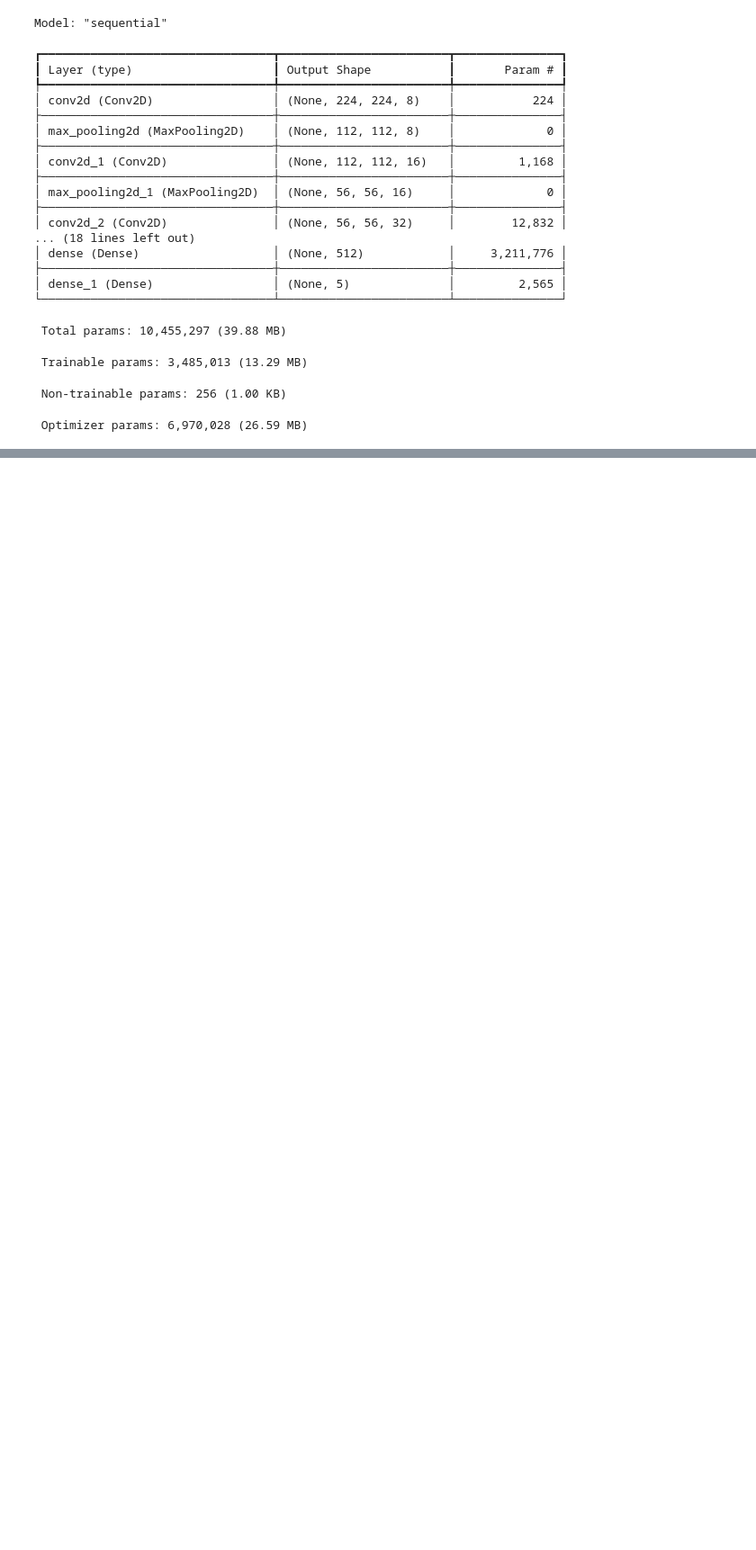
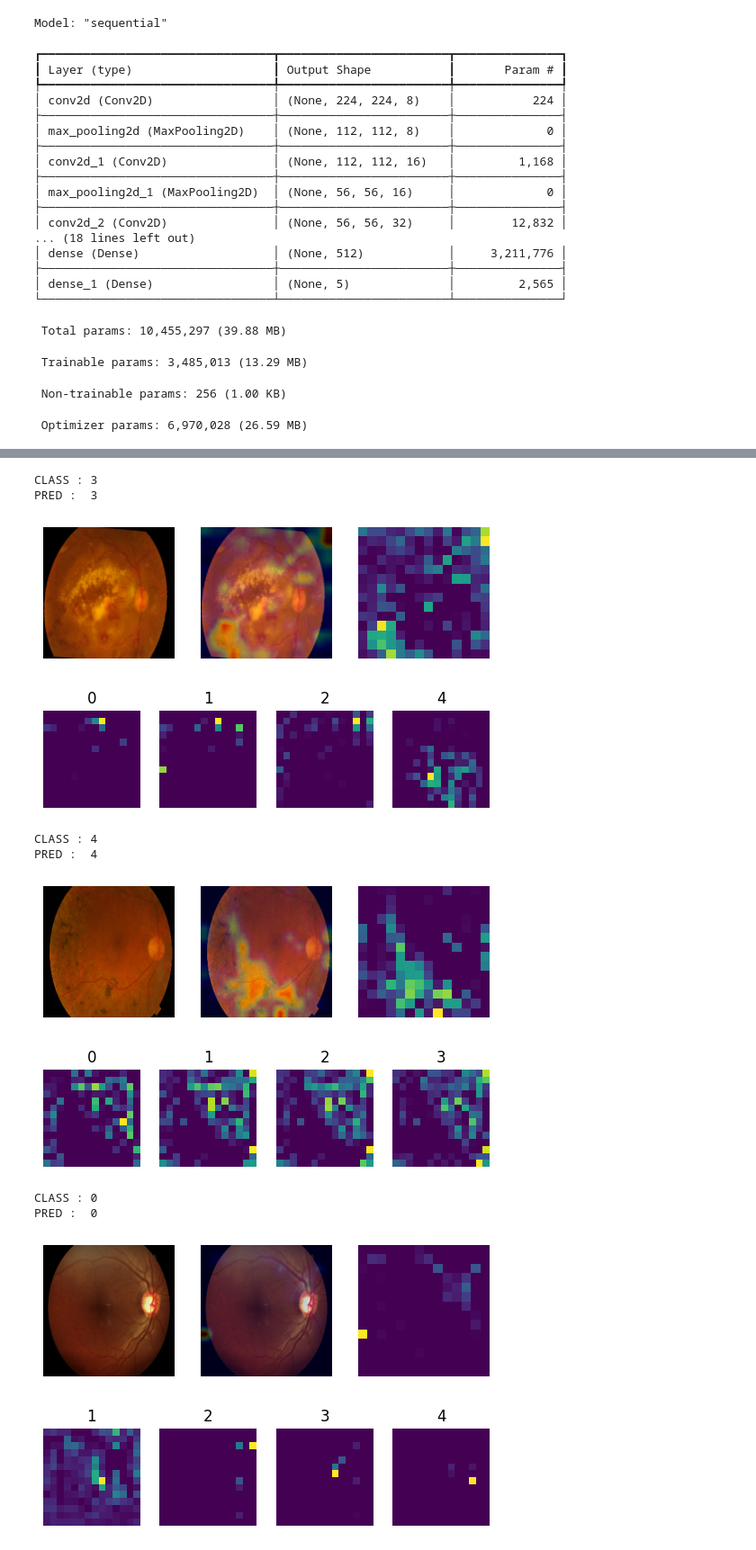
Before and after one commit to karthikeyan2725/Diabetic-Retinopathy-Screening, a Jupyter notebook: train/aptos2019_grad_cam.ipynb, the cells around one changed output, grey strips where cells are left out. Shown at 90% size. Cells and saved outputs as stored; diff of their text form; code cells hidden in the pictures; blank space fills up the shorter version.

```diff
--- a/train/aptos2019_grad_cam.ipynb
+++ b/train/aptos2019_grad_cam.ipynb
@@ -222,0 +165,68 @@ CLASS: 1
+# %%
+def overlay_heatmap(image, heatmap):
+    alpha = 1
+    beta = 0.001
+
+    image = cv2.cvtColor(image, cv2.COLOR_RGB2BGR)
+
+    image_to_plot = heatmap
+    image_to_plot = cv2.resize(image_to_plot, image.shape[0:-1], interpolation = cv2.INTER_LINEAR)
+    image_to_plot = cv2.normalize(image_to_plot, None, 0, 255, cv2.NORM_MINMAX)
+    image_to_plot = cv2.applyColorMap(image_to_plot.astype(np.uint8),cv2.COLORMAP_JET)
+    image_to_plot = cv2.addWeighted(image, alpha, image_to_plot.astype(np.float32), beta, 0)
+    image_to_plot = cv2.normalize(image_to_plot,None, 0, 1, cv2.NORM_MINMAX)
+    image_to_plot = cv2.cvtColor(image_to_plot, cv2.COLOR_BGR2RGB)
+
+    return image_to_plot
+# %%
+for x in dataset['test'].batch(1).take(20):
+
+    image = x[0].numpy()[0]
+    target = np.argmax(x[1].numpy())
+    prediction = np.argmax(model_cnn_1(x[0]))
+
+    heatmap = grad_cam(x[0], target, model_cnn_1, "conv2d_4")
+
+    overlayed_image = overlay_heatmap(image, heatmap)
+
+    print("CLASS :", target)
+    print("PRED : ", prediction)
+
+    plt.subplot(1,3,1)
+    plt.imshow(image)
+    plt.axis("off")
+
+    plt.subplot(1,3,2)
+    plt.imshow(overlayed_image)
+    plt.axis("off")
+
+    plt.subplot(1,3,3)
+    plt.imshow(heatmap)
+    plt.axis("off")
+
+    plt.show()
+
+    curr_plot = 1
+    for i in range(0,5):
+        if i != target:
+            plt.subplot(1,4,curr_plot)
+            heatmap = grad_cam(x[0], i, model_cnn_1, "conv2d_4")
+            plt.imshow(heatmap)
+            plt.axis("off")
+            plt.title(str(i))
+            curr_plot += 1
+
+    plt.show()
+# %% [output]
+CLASS : 3
+PRED :  3
+[figure, added]
+[figure, added]
+CLASS : 4
+PRED :  4
+[figure, added]
+[figure, added]
+CLASS : 0
+PRED :  0
+[figure, added]
+[figure, added]
```
Also changed, not shown: parts of 7 cells of this notebook.
